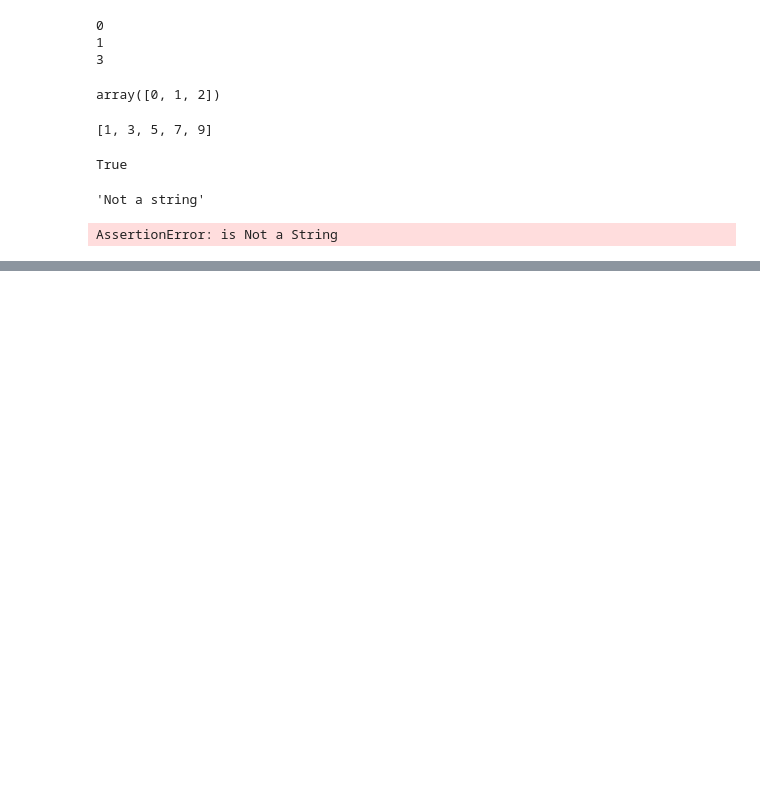
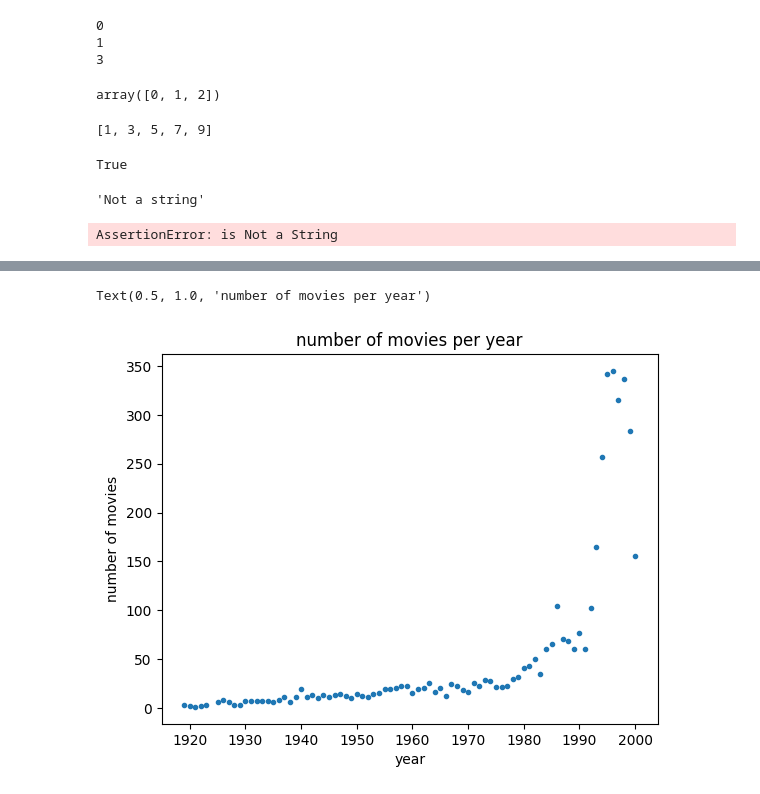
Before and after one commit to urvesh2012/MLTSA25_UBhagat, a Jupyter notebook: MLTSA_WK2.ipynb, the cells around one changed output, grey strips where cells are left out. Saved outputs shown, nothing was run; the diff lists cells and outputs as text; code cells hidden in the pictures; blank space fills up the shorter version.

```diff
--- a/MLTSA_WK2.ipynb
+++ b/MLTSA_WK2.ipynb
@@ -140,0 +238,8 @@ AssertionError: is Not a String
+# %%
+pylab.plot(moviesbyyear.index,moviesbyyear["name"],'.');
+pylab.xlabel("year")
+pylab.ylabel("number of movies")
+pylab.title("number of movies per year")
+# %% [output]
+Text(0.5, 1.0, 'number of movies per year')
+[figure, added]
```
Also changed, not shown: parts of 13 cells of this notebook.
